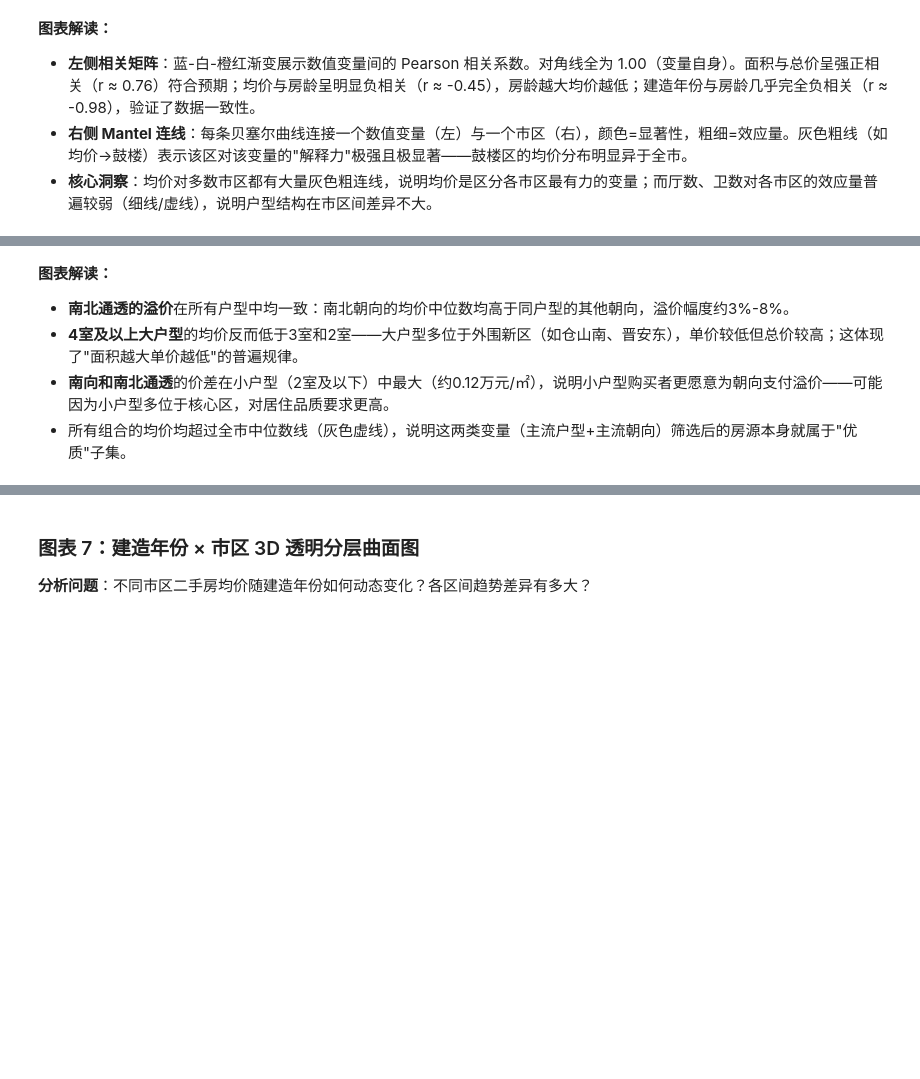
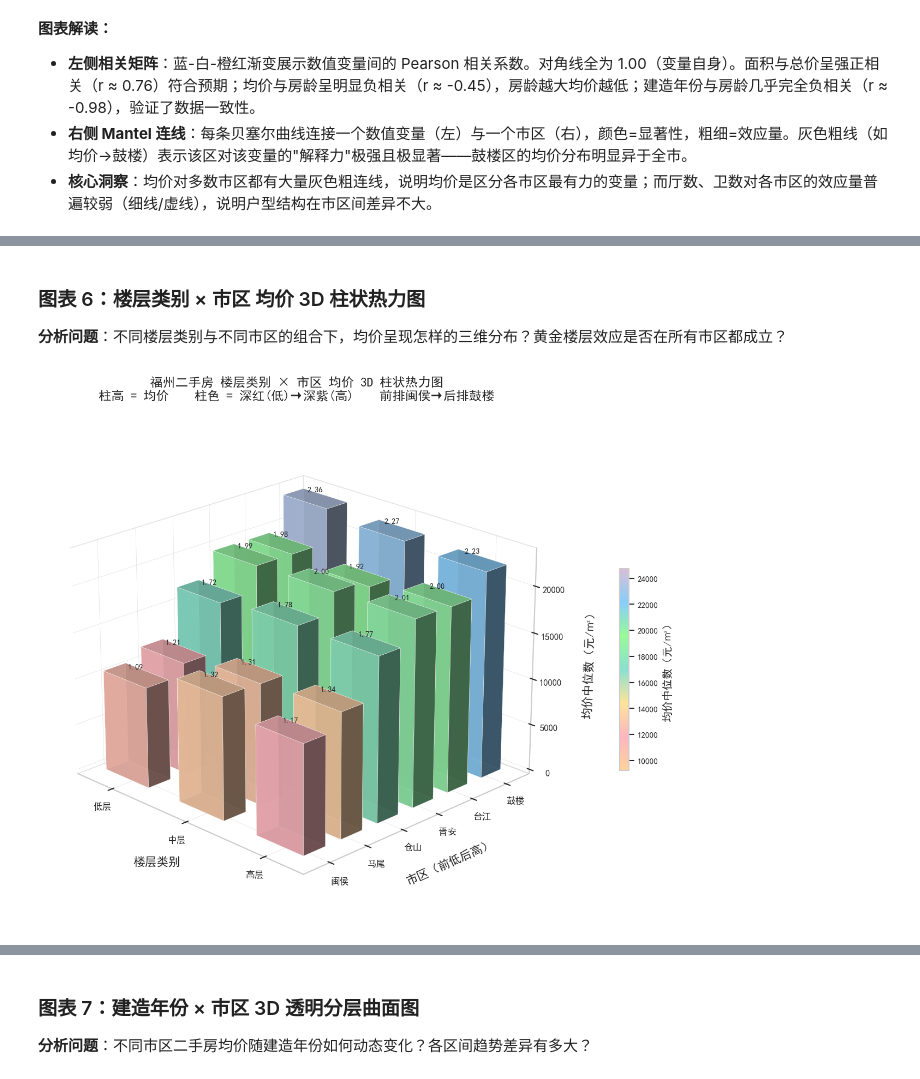
Before and after one commit to FZU-Data-Analysis-and-Visualization/join-github-classroom-ed-1101, a Jupyter notebook: 032402101_王静怡_期末考试.ipynb, the cells around one changed output, grey strips where cells are left out. Cells and saved outputs as stored; diff of their text form; code cells hidden in the pictures; blank space fills up the shorter version.

```diff
--- a/032402101_王静怡_期末考试.ipynb
+++ b/032402101_王静怡_期末考试.ipynb
@@ -1248,7 +1158,72 @@ plt.show()
-# %% [markdown]
-**图表解读：**
-
-- **南北通透的溢价**在所有户型中均一致：南北朝向的均价中位数均高于同户型的其他朝向，溢价幅度约3%-8%。
-- **4室及以上大户型**的均价反而低于3室和2室——大户型多位于外围新区（如仓山南、晋安东），单价较低但总价较高；这体现了"面积越大单价越低"的普遍规律。
-- **南向和南北通透**的价差在小户型（2室及以下）中最大（约0.12万元/㎡），说明小户型购买者更愿意为朝向支付溢价——可能因为小户型多位于核心区，对居住品质要求更高。
-- 所有组合的均价均超过全市中位数线（灰色虚线），说明这两类变量（主流户型+主流朝向）筛选后的房源本身就属于"优质"子集。
+# %% [markdown]
+### 图表 6：楼层类别 × 市区 均价 3D 柱状热力图
+
+**分析问题**：不同楼层类别与不同市区的组合下，均价呈现怎样的三维分布？黄金楼层效应是否在所有市区都成立？
+# %%
+# ---- 图表6：楼层类别 × 市区 均价 3D 柱状热力图 ----
+from mpl_toolkits.mplot3d import Axes3D
+from matplotlib.colors import Normalize, LinearSegmentedColormap
+from matplotlib.cm import ScalarMappable
+
+# 数据准备
+floor_filter = ['低层', '中层', '高层']
+# 闽侯(最矮)在前 → 鼓楼(最高)在后，避免遮挡
+districts_6 = ['闽侯', '马尾', '仓山', '晋安', '台江', '鼓楼']
+plot_6 = data[data['楼层类别'].isin(floor_filter) & data['市区'].isin(districts_6)]
+pivot_6 = plot_6.groupby(['市区', '楼层类别'])['均价_清洗'].median().unstack()
+pivot_6 = pivot_6.loc[districts_6, floor_filter]
+
+# 深红→橙→黄→绿→青→蓝→深紫 渐变色
+cmap_6 = LinearSegmentedColormap.from_list('macaron',
+    ['#FFD39B','#FFB6C1','#FFE499','#89E0D0','#98FB98','#87CEFA','#D8BFD8'], N=256)
+price_vals = pivot_6.values.flatten()
+price_vals = price_vals[price_vals > 0]
+norm_6 = Normalize(price_vals.min() * 0.85, price_vals.max() * 1.05)
+
+# 绘制3D柱状图（柱子更细）
+fig = plt.figure(figsize=(14, 10))
+ax = fig.add_subplot(111, projection='3d')
+
+dx, dy, gap = 0.35, 0.35, 0.25
+n_rows, n_cols = len(districts_6), len(floor_filter)
+
+for i, district in enumerate(districts_6):
+    for j, ft in enumerate(floor_filter):
+        val = pivot_6.loc[district, ft]
+        if pd.isna(val) or val == 0: continue
+        xpos = j * (dx + gap)
+        ypos = i * (dy + gap)
+        color = cmap_6(norm_6(val))
+        ax.bar3d(xpos, ypos, 0, dx, dy, val, color=color, alpha=0.9, edgecolor='white', linewidth=0.3, shade=True)
+        ax.text(xpos + dx/2, ypos + dy/2, val + 600,
+                f'{val/10000:.2f}', ha='center', va='bottom', fontsize=8.5, fontweight='bold', color='#222222', zorder=20)
+
+# 坐标轴
+ax.set_xticks(np.arange(n_cols) * (dx + gap) + dx/2)
+ax.set_xticklabels(floor_filter, fontsize=11, fontweight='bold')
+ax.set_xlabel('楼层类别', fontsize=13, fontweight='bold', labelpad=14)
+ax.set_yticks(np.arange(n_rows) * (dy + gap) + dy/2)
+ax.set_yticklabels(districts_6, fontsize=11, fontweight='bold')
+ax.set_ylabel('市区（前低后高）', fontsize=13, fontweight='bold', labelpad=14)
+ax.set_zlabel('均价中位数（元/㎡）', fontsize=13, fontweight='bold', labelpad=14)
+ax.set_title('福州二手房 楼层类别 × 市区 均价 3D 柱状热力图\n柱高 = 均价    柱色 = 深红(低)→深紫(高)    前排闽侯→后排鼓楼',
+             fontsize=14, fontweight='bold', pad=20)
+
+# 视角
+ax.view_init(elev=22, azim=-45)
+for pane in [ax.xaxis.pane, ax.yaxis.pane, ax.zaxis.pane]:
+    pane.fill = False; pane.set_edgecolor('#cccccc')
+for a in [ax.xaxis, ax.yaxis, ax.zaxis]:
+    a._axinfo['grid'].update(color='#e0e0e0', linestyle='-', linewidth=0.4, alpha=0.5)
+ax.tick_params(labelsize=10)
+
+# 色条
+sm = ScalarMappable(cmap=cmap_6, norm=norm_6); sm.set_array([])
+cbar = fig.colorbar(sm, ax=ax, shrink=0.4, aspect=22, pad=0.1)
+cbar.set_label('均价中位数（元/㎡）', fontsize=12, fontweight='bold')
+cbar.ax.tick_params(labelsize=9)
+
+plt.tight_layout()
+plt.show()
+# %% [output]
+[figure, added]
```
Also changed, not shown: parts of 17 cells of this notebook, 1 other file.
